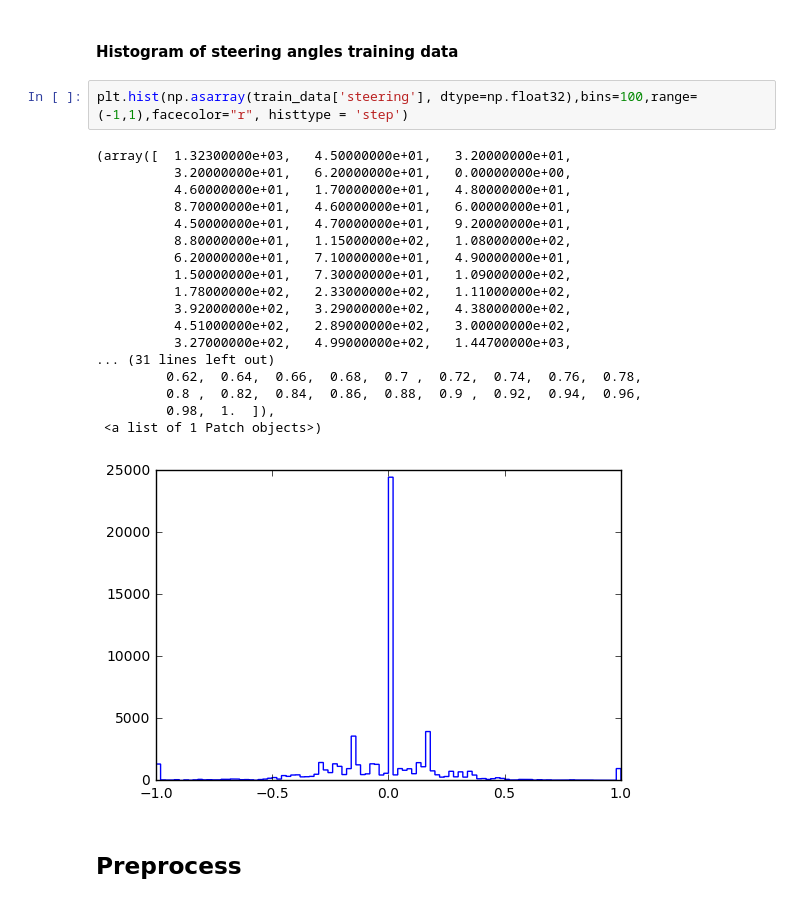
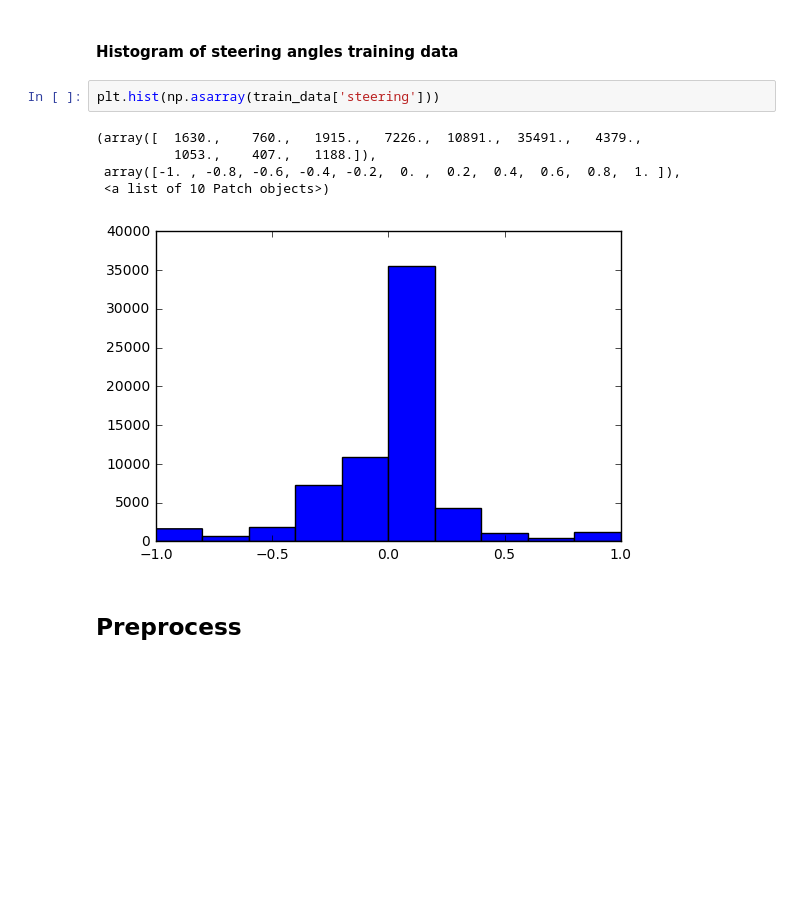
Before and after one commit to JonathanCMitchell/CarND-Behavioral-Cloning-P3, a Jupyter notebook: Pipeline-ArrayStyle-WorkingCopy-Copy1.ipynb, the cells around one changed output. Saved outputs shown, nothing was run; the diff lists cells and outputs as text; blank space fills up the shorter version.

```diff
--- a/Pipeline-ArrayStyle-WorkingCopy-Copy1.ipynb
+++ b/Pipeline-ArrayStyle-WorkingCopy-Copy1.ipynb
@@ -224,26 +200,13 @@ valid_data size:  16236
 # %% [markdown]
 #### Histogram of steering angles training data
 # %%
-plt.hist(np.asarray(train_data['steering'], dtype=np.float32),bins=100,range=(-1,1),facecolor="r", histtype = 'step')
+plt.hist(np.asarray(train_data['steering']))
 # %% [output]
-(array([  1.32300000e+03,   4.50000000e+01,   3.20000000e+01,
-          3.20000000e+01,   6.20000000e+01,   0.00000000e+00,
-          4.60000000e+01,   1.70000000e+01,   4.80000000e+01,
-          8.70000000e+01,   4.60000000e+01,   6.00000000e+01,
-          4.50000000e+01,   4.70000000e+01,   9.20000000e+01,
-          8.80000000e+01,   1.15000000e+02,   1.08000000e+02,
-          6.20000000e+01,   7.10000000e+01,   4.90000000e+01,
-          1.50000000e+01,   7.30000000e+01,   1.09000000e+02,
-          1.78000000e+02,   2.33000000e+02,   1.11000000e+02,
-          3.92000000e+02,   3.29000000e+02,   4.38000000e+02,
-          4.51000000e+02,   2.89000000e+02,   3.00000000e+02,
-          3.27000000e+02,   4.99000000e+02,   1.44700000e+03,
-... (31 lines left out)
-         0.62,  0.64,  0.66,  0.68,  0.7 ,  0.72,  0.74,  0.76,  0.78,
-         0.8 ,  0.82,  0.84,  0.86,  0.88,  0.9 ,  0.92,  0.94,  0.96,
-         0.98,  1.  ]),
- <a list of 1 Patch objects>)
+(array([  1630.,    760.,   1915.,   7226.,  10891.,  35491.,   4379.,
+          1053.,    407.,   1188.]),
+ array([-1. , -0.8, -0.6, -0.4, -0.2,  0. ,  0.2,  0.4,  0.6,  0.8,  1. ]),
+ <a list of 10 Patch objects>)
-[figure, old version]
+[figure, new version]
 # %% [markdown]
 ## Preprocess
 # %%
```
Also changed, not shown: parts of 104 cells of this notebook, 2 other files.
